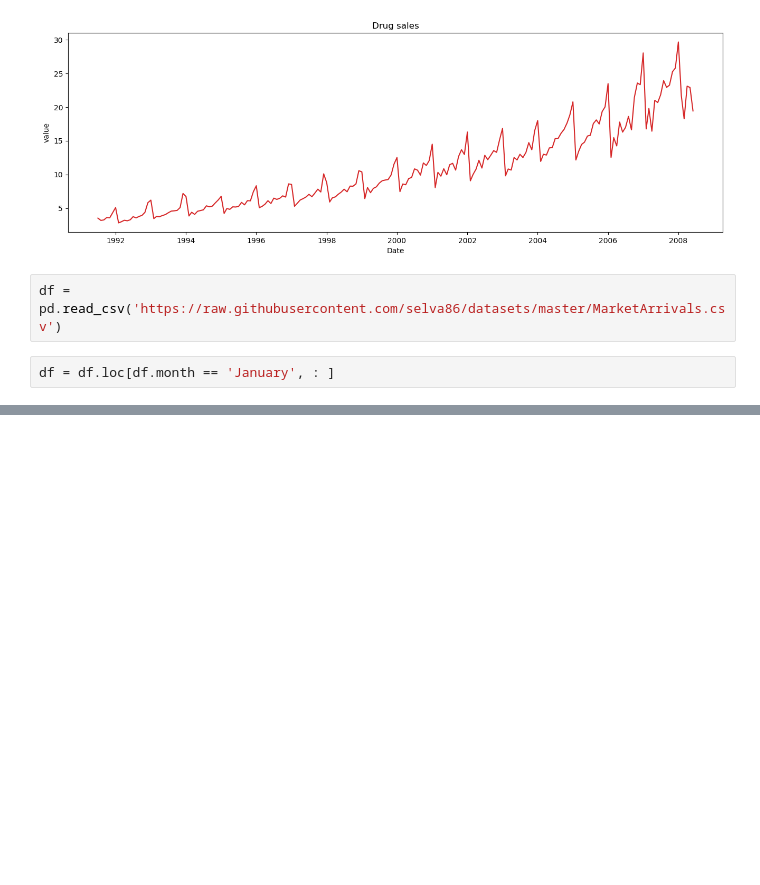
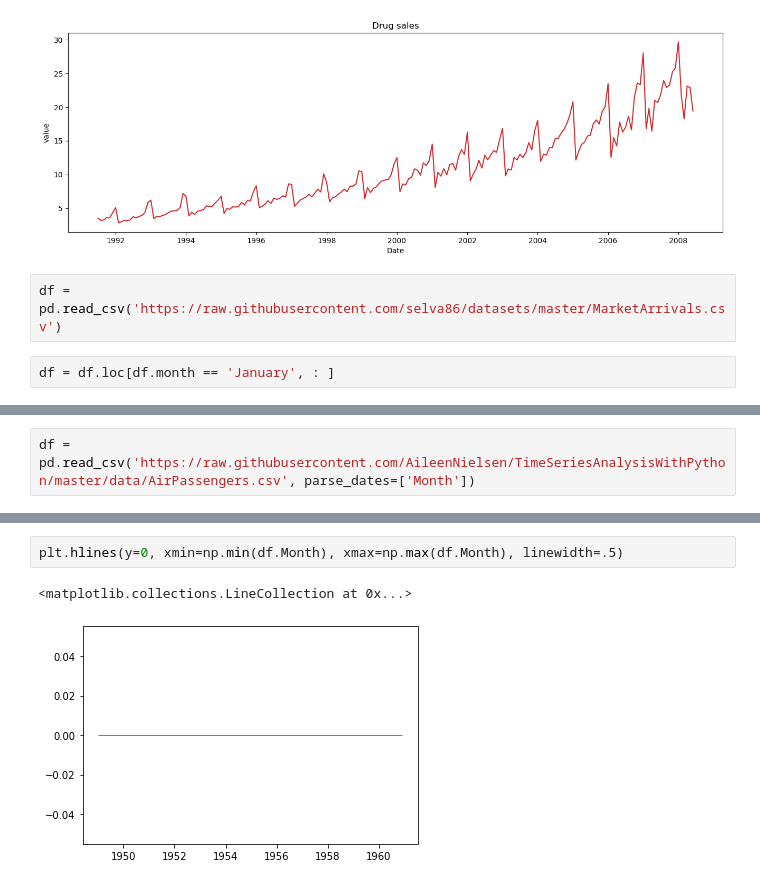
Before and after one commit to david8388/Python-100-Days, a Jupyter notebook: Project/TimeSeries/series.ipynb, the cells around one changed output, grey strips where cells are left out. Saved outputs shown, nothing was run; the diff lists cells and outputs as text; blank space fills up the shorter version.

```diff
--- a/Project/TimeSeries/series.ipynb
+++ b/Project/TimeSeries/series.ipynb
@@ -38,3 +39,5 @@ df.head()
 | 2 | ABOHAR(PB) | January | 2010 | 790 | 1283 | 1592 | 1460 | PB | ABOHAR | January-2010 |
 | 3 | ABOHAR(PB) | January | 2011 | 245 | 3067 | 3750 | 3433 | PB | ABOHAR | January-2011 |
 | 4 | ABOHAR(PB) | January | 2012 | 1035 | 523 | 686 | 605 | PB | ABOHAR | January-2012 |
+# %%
+df = pd.read_csv('https://raw.githubusercontent.com/AileenNielsen/TimeSeriesAnalysisWithPython/master/data/AirPassengers.csv', parse_dates=['Month'])
@@ -40,0 +62,5 @@ df.head()
+# %%
+plt.hlines(y=0, xmin=np.min(df.Month), xmax=np.max(df.Month), linewidth=.5)
+# %% [output]
+<matplotlib.collections.LineCollection at 0x...>
+[figure, added]
```
Also changed, not shown: parts of 7 cells of this notebook.
